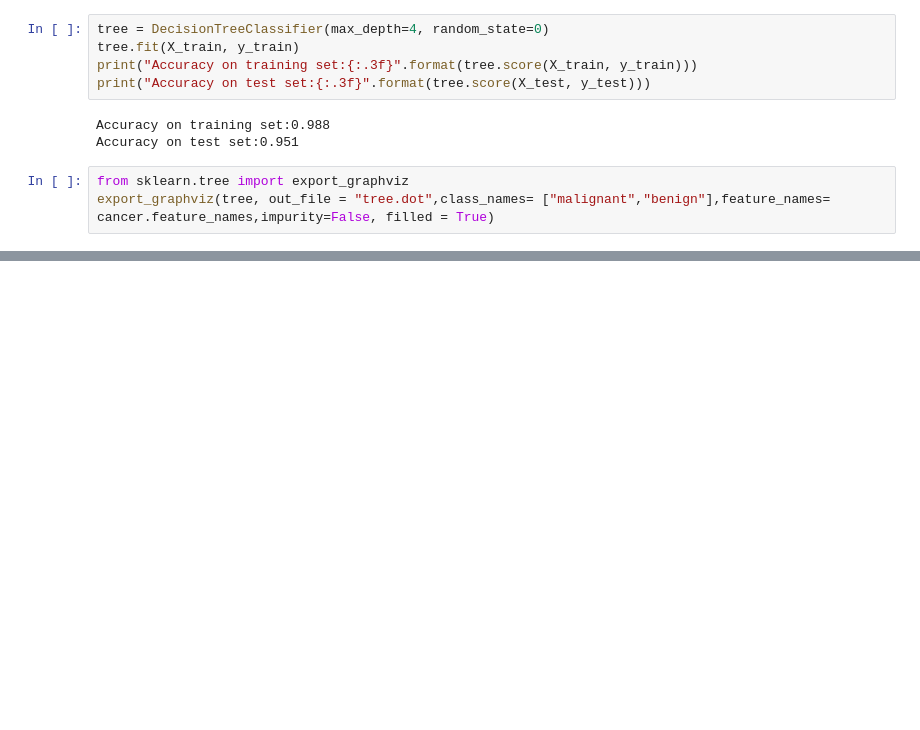
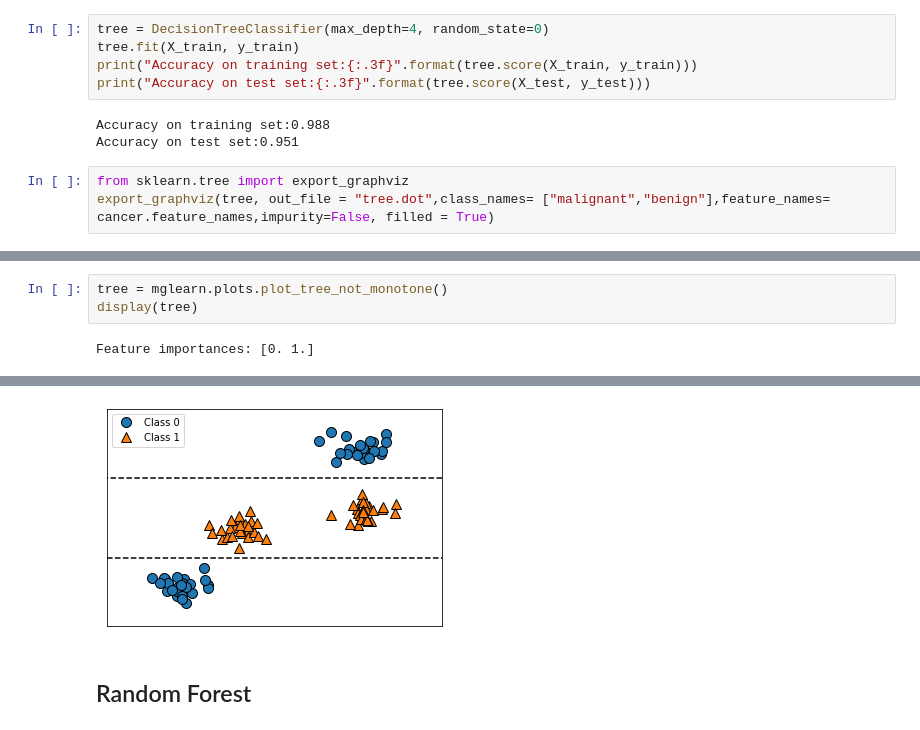
Before and after one commit to tokio-238/pythonenv, a Jupyter notebook: learnings/predict-breast-cancer.ipynb, the cells around one changed output, grey strips where cells are left out. Drawn from its saved outputs; the diff is of its cells as text; blank space fills up the shorter version.

```diff
--- a/learnings/predict-breast-cancer.ipynb
+++ b/learnings/predict-breast-cancer.ipynb
@@ -301,0 +323,5 @@ graphviz.Source(dot_graph)
+# %%
+tree = mglearn.plots.plot_tree_not_monotone()
+display(tree)
+# %% [output]
+Feature importances: [0. 1.]
@@ -301,0 +329,3 @@ graphviz.Source(dot_graph)
+[figure, added]
+# %% [markdown]
+## Random Forest
```
Also changed, not shown: parts of 5 cells of this notebook, 1 other file.
